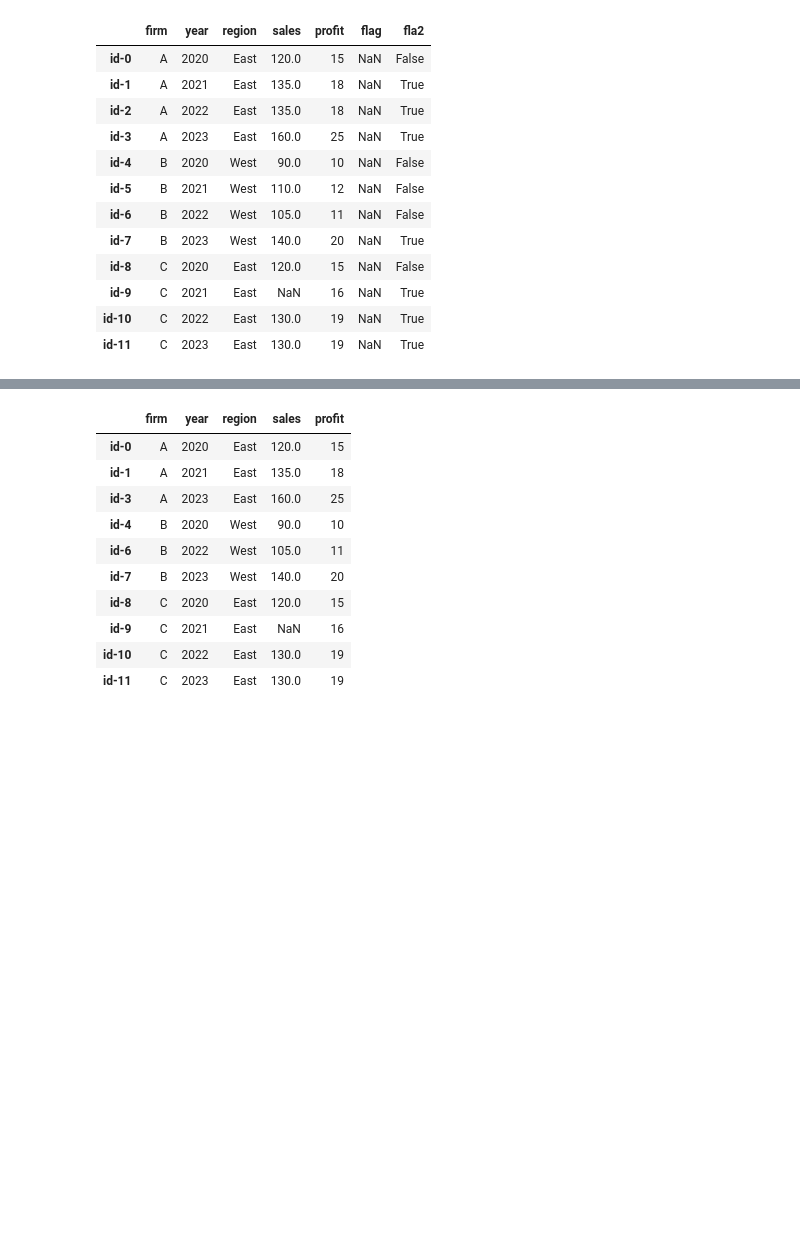
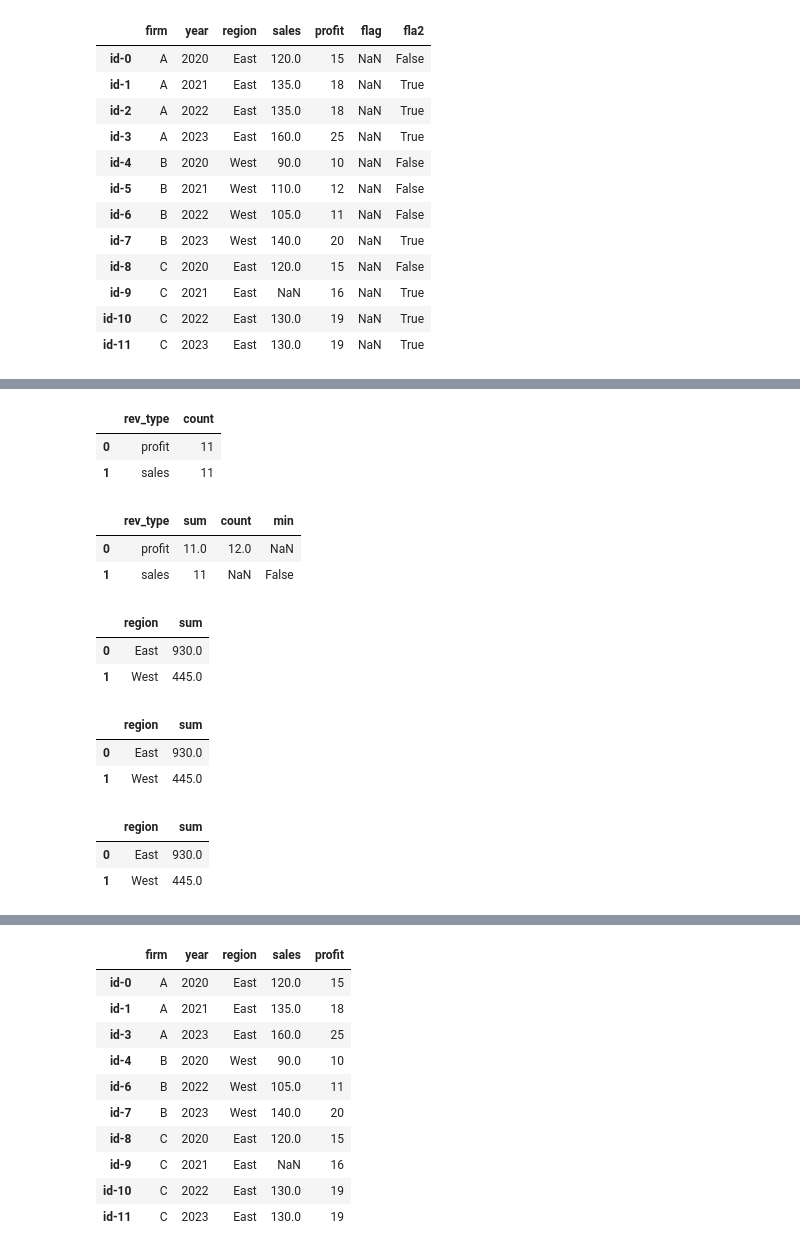
Before and after one commit to jeremyxtmeng/learning-pandas-plotting, a Jupyter notebook: learning_7_summary.ipynb, the cells around one changed output, grey strips where cells are left out. Cells and saved outputs as stored; diff of their text form; code cells hidden in the pictures; blank space fills up the shorter version.

```diff
--- a/learning_7_summary.ipynb
+++ b/learning_7_summary.ipynb
@@ -680,3 +696,70 @@ df2
+# %%
+import pandas as pd
+import numpy as np
+firms = pd.DataFrame({
+    "firm":    ["A", "A", "A", "A", "B", "B", "B", "B", "C", "C", "C", "C"],
+    "year":    [2020, 2021, 2022, 2023, 2020, 2021, 2022, 2023, 2020, 2021, 2022, 2023],
+    "region":  ["East", "East", "East", "East", "West", "West", "West", "West", "East", "East", "East", "East"],
+    "sales":   [120, 135, 135, 160, 90, 110, 105, 140, 120, np.nan, 130, 130],
+    "profit":  [15, 18, 18, 25, 10, 12, 11, 20, 15, 16, 19, 19]
+}).rename(index={i: f'id-{i}' for i in range(12) })
+
+(firms[['profit','sales']]
+ .gt(10)
+ .agg('sum')
+ .rename_axis('rev_type')
+ .reset_index(name='count')
+)
+# %% [output]
+|  | rev_type | count |
+| 0 | profit | 11 |
+| 1 | sales | 11 |
+# %%
+(firms[['profit','sales']]
+ .gt(10)
+ .agg({'profit':['sum', 'count'], 'sales':['sum', 'min']})
+ .T
+ .rename_axis('rev_type')
+ .reset_index()
+)
+# %% [output]
+|  | rev_type | sum | count | min |
+| 0 | profit | 11.0 | 12.0 | NaN |
+| 1 | sales | 11 | NaN | False |
+# %%
+(firms
+ .groupby('region')
+ ['sales']
+ .agg('sum')
+ .reset_index(name='sum')
+)
+# %% [output]
+|  | region | sum |
+| 0 | East | 930.0 |
+| 1 | West | 445.0 |
+# %%
+(firms
+ .groupby('region')
+ .agg(sum=('sales','sum'))
+ .reset_index()
+)
+# %% [output]
+|  | region | sum |
+| 0 | East | 930.0 |
+| 1 | West | 445.0 |
+# %%
+(
+    firms
+    .groupby('region')
+    .agg({'profit':['sum','count'], 'sales': ['sum','var']})
+    ['sales']
+    [['sum']]
+    .reset_index()
+)
+# %% [output]
+|  | region | sum |
+| 0 | East | 930.0 |
+| 1 | West | 445.0 |
 # %% [markdown]
 # Pandas DataFrame
 
```
Also changed, not shown: parts of 6 cells of this notebook, 3 other files.
